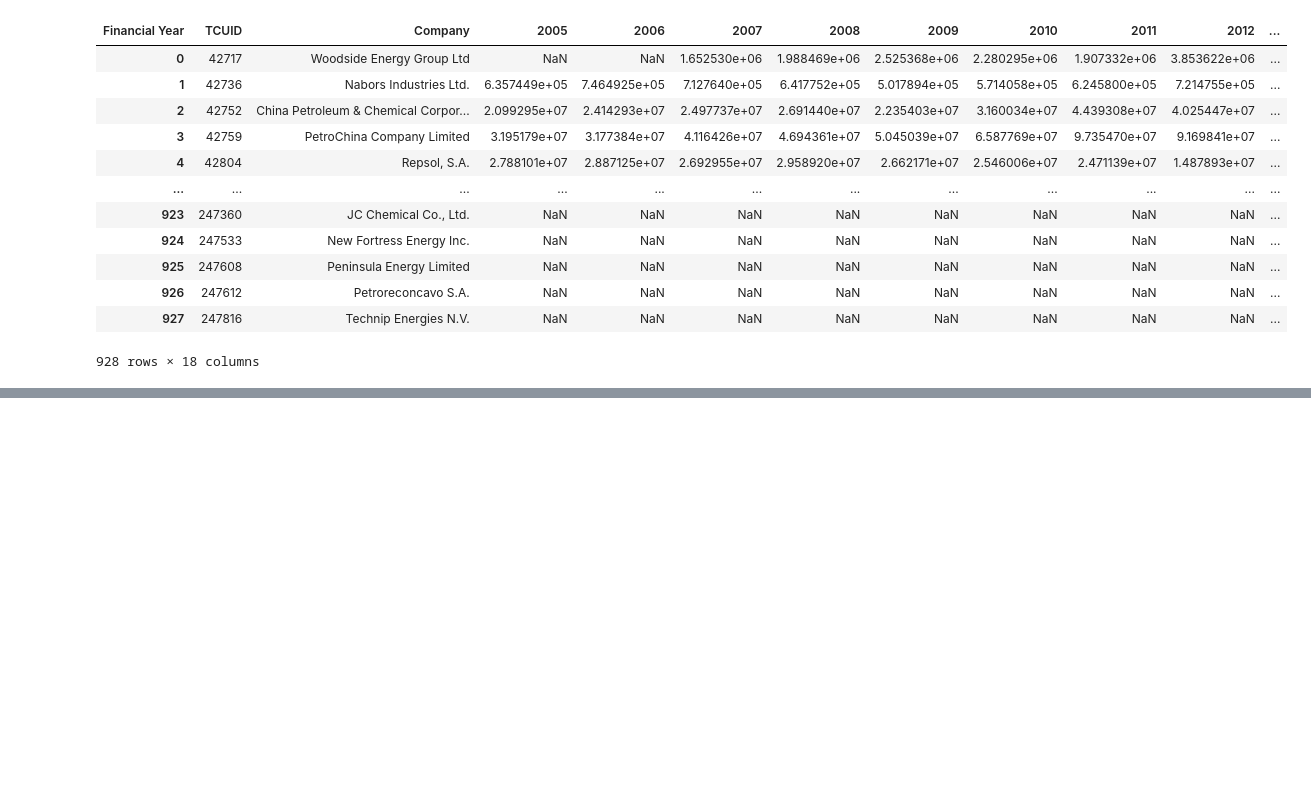
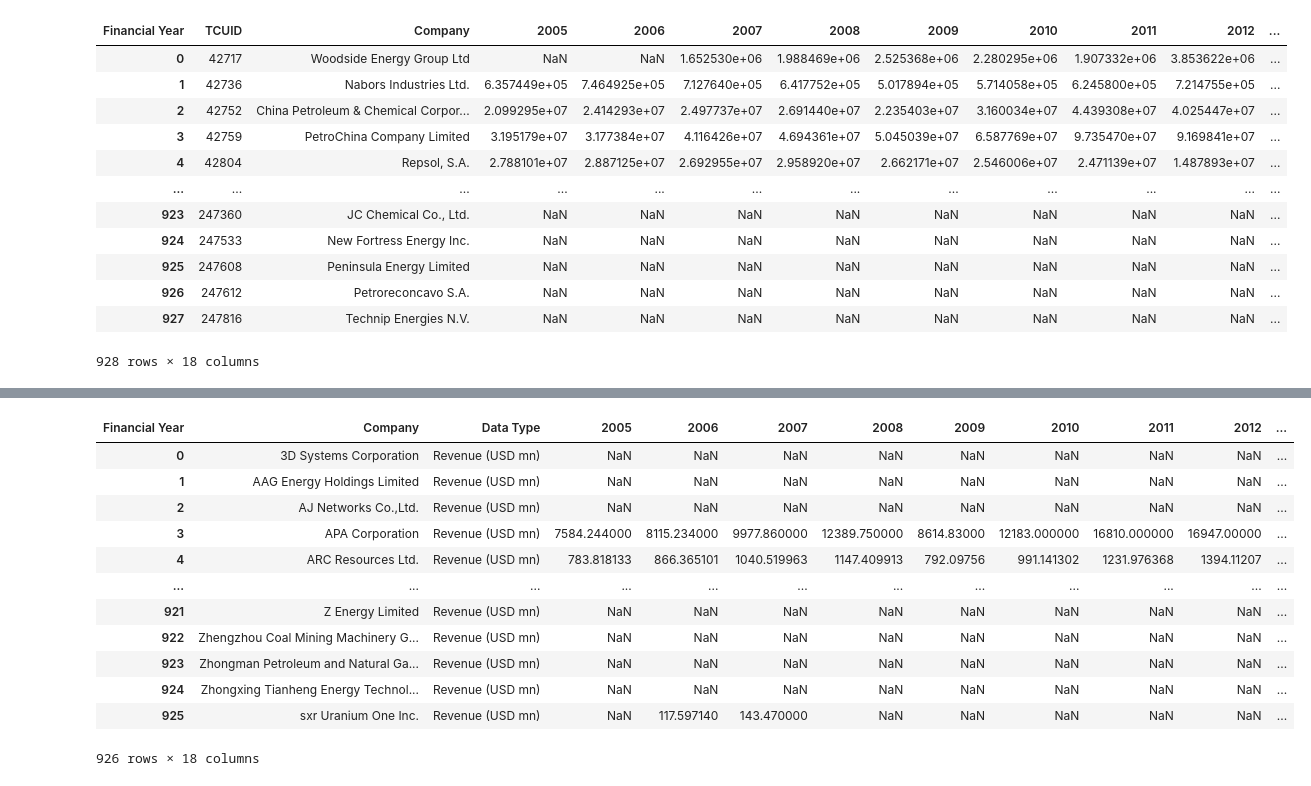
Before and after one commit to leocmcheung/carbon-forecast, a Jupyter notebook: notebooks/Leo-D3.ipynb, the cells around one changed output, grey strips where cells are left out. Cells and saved outputs as stored; diff of their text form; code cells hidden in the pictures; blank space fills up the shorter version.

```diff
--- a/notebooks/Leo-D3.ipynb
+++ b/notebooks/Leo-D3.ipynb
@@ -81,0 +163,19 @@ df.pivot_table(index="Financial Year", columns=["Company"], values="C-absolute-1
+# %%
+test3 = df2.pivot_table(index="Company", columns="Financial Year", values="Revenue (USD mn)").reset_index()
+test3["Data Type"] = "Revenue (USD mn)"
+test3 = test3[cols]
+test3
+# %% [output]
+| Financial Year | Company | Data Type | 2005 | 2006 | 2007 | 2008 | 2009 | 2010 | 2011 | 2012 | ... |
+| 0 | 3D Systems Corporation | Revenue (USD mn) | NaN | NaN | NaN | NaN | NaN | NaN | NaN | NaN | ... |
+| 1 | AAG Energy Holdings Limited | Revenue (USD mn) | NaN | NaN | NaN | NaN | NaN | NaN | NaN | NaN | ... |
+| 2 | AJ Networks Co.,Ltd. | Revenue (USD mn) | NaN | NaN | NaN | NaN | NaN | NaN | NaN | NaN | ... |
+| 3 | APA Corporation | Revenue (USD mn) | 7584.244000 | 8115.234000 | 9977.860000 | 12389.750000 | 8614.83000 | 12183.000000 | 16810.000000 | 16947.00000 | ... |
+| 4 | ARC Resources Ltd. | Revenue (USD mn) | 783.818133 | 866.365101 | 1040.519963 | 1147.409913 | 792.09756 | 991.141302 | 1231.976368 | 1394.11207 | ... |
+| ... | ... | ... | ... | ... | ... | ... | ... | ... | ... | ... | ... |
+| 921 | Z Energy Limited | Revenue (USD mn) | NaN | NaN | NaN | NaN | NaN | NaN | NaN | NaN | ... |
+| 922 | Zhengzhou Coal Mining Machinery G... | Revenue (USD mn) | NaN | NaN | NaN | NaN | NaN | NaN | NaN | NaN | ... |
+| 923 | Zhongman Petroleum and Natural Ga... | Revenue (USD mn) | NaN | NaN | NaN | NaN | NaN | NaN | NaN | NaN | ... |
+| 924 | Zhongxing Tianheng Energy Technol... | Revenue (USD mn) | NaN | NaN | NaN | NaN | NaN | NaN | NaN | NaN | ... |
+| 925 | sxr Uranium One Inc. | Revenue (USD mn) | NaN | 117.597140 | 143.470000 | NaN | NaN | NaN | NaN | NaN | ... |
+926 rows × 18 columns
```
Also changed, not shown: parts of 25 cells of this notebook.
